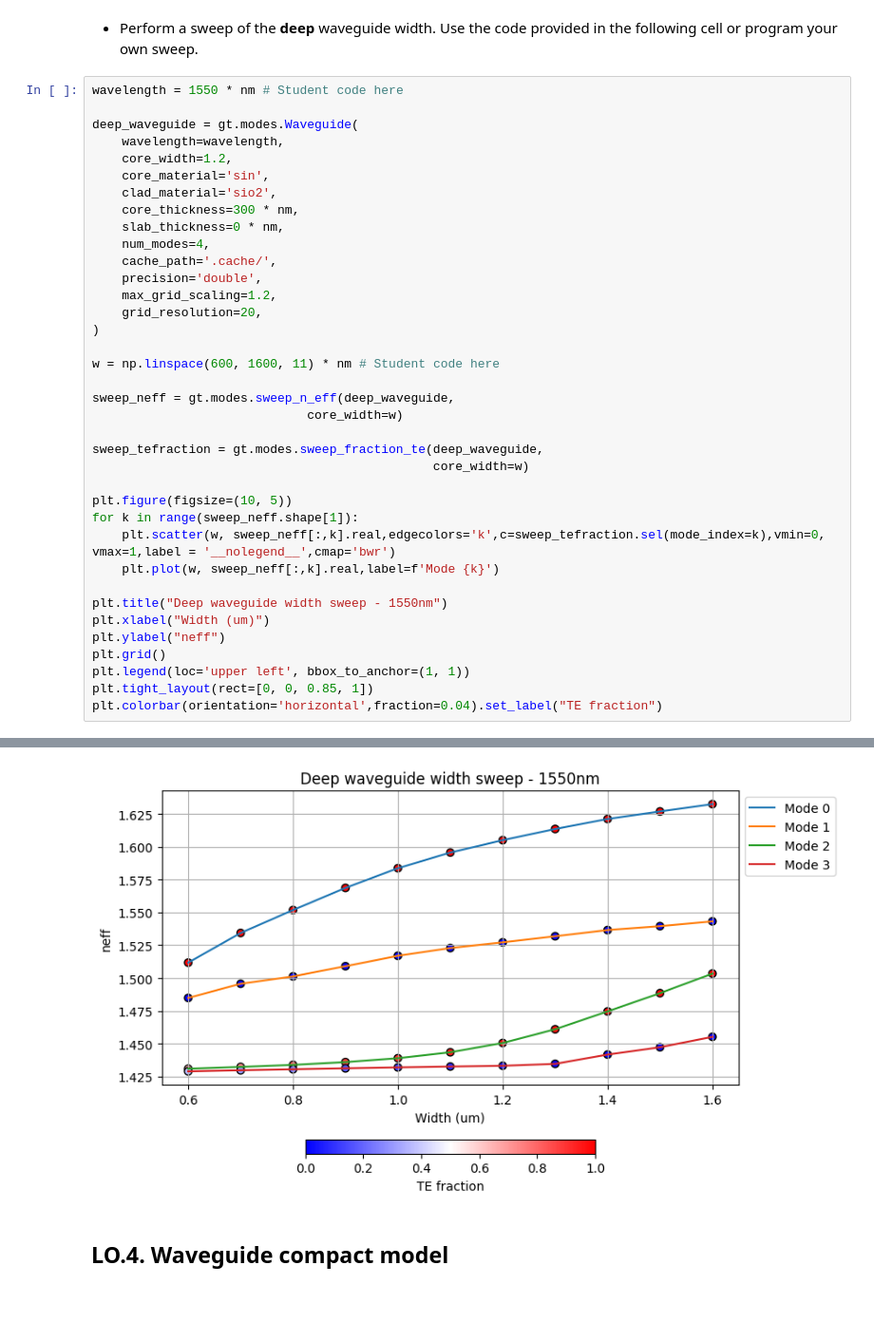
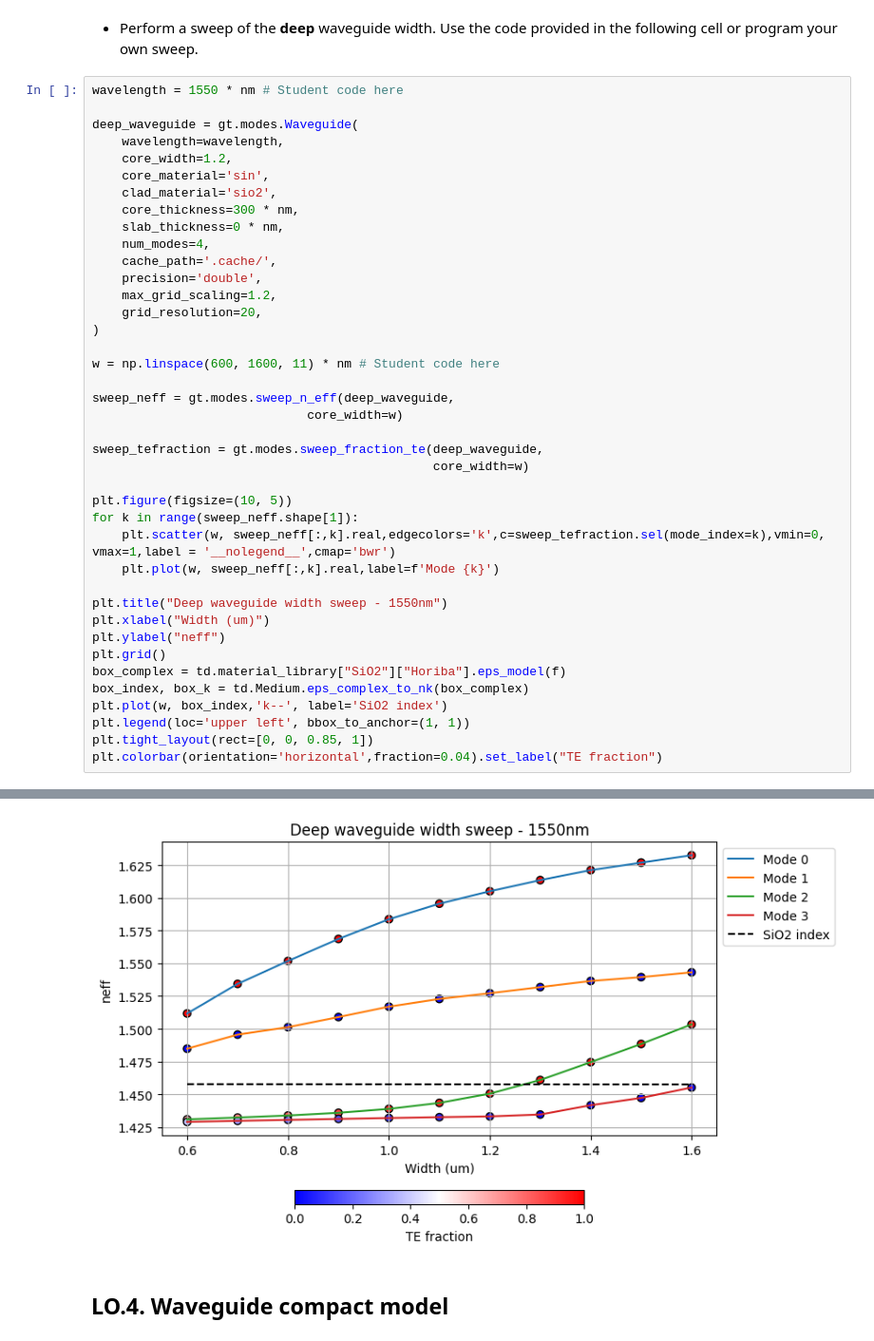
Before and after one commit to msarmas-UPV/cifoin-lab1, a Jupyter notebook: WAVEGUIDES_Student.ipynb, the cells around one changed output, grey strips where cells are left out. Shown at 95% size. Saved outputs shown, nothing was run; the diff lists cells and outputs as text; blank space fills up the shorter version.

```diff
--- a/WAVEGUIDES_Student.ipynb
+++ b/WAVEGUIDES_Student.ipynb
@@ -302,6 +302,9 @@ plt.title("Deep waveguide width sweep - 1550nm")
 plt.xlabel("Width (um)")
 plt.ylabel("neff")
 plt.grid()
+box_complex = td.material_library["SiO2"]["Horiba"].eps_model(f)
+box_index, box_k = td.Medium.eps_complex_to_nk(box_complex)
+plt.plot(w, box_index,'k--', label='SiO2 index')
 plt.legend(loc='upper left', bbox_to_anchor=(1, 1))
 plt.tight_layout(rect=[0, 0, 0.85, 1])
 plt.colorbar(orientation='horizontal',fraction=0.04).set_label("TE fraction")
@@ -331,4 +334,4 @@ plt.colorbar(orientation='horizontal',fraction=0.04).set_label("TE fraction")
-[figure, old version]
+[figure, new version]
 # %% [markdown]
 ## LO.4. Waveguide compact model
 # %% [markdown]
```
Also changed, not shown: parts of 11 cells of this notebook.
